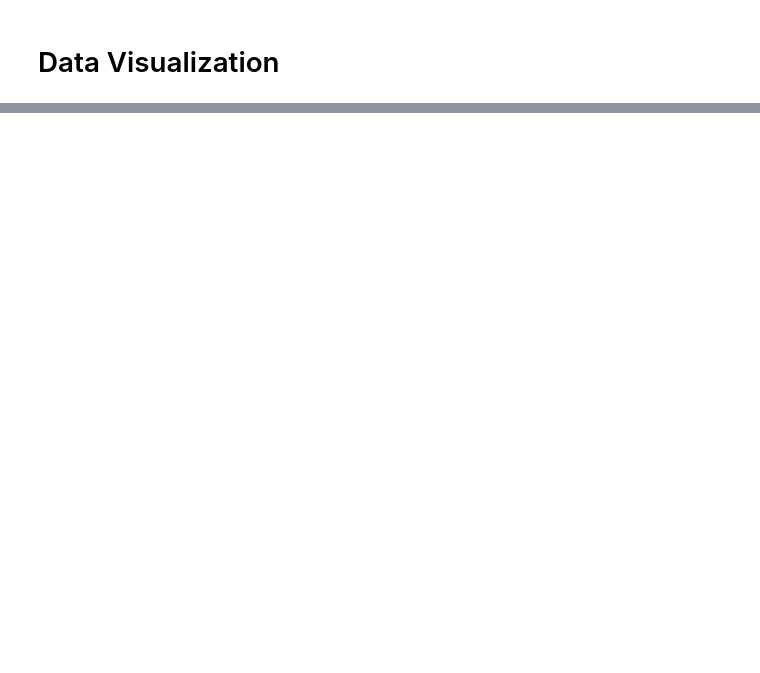
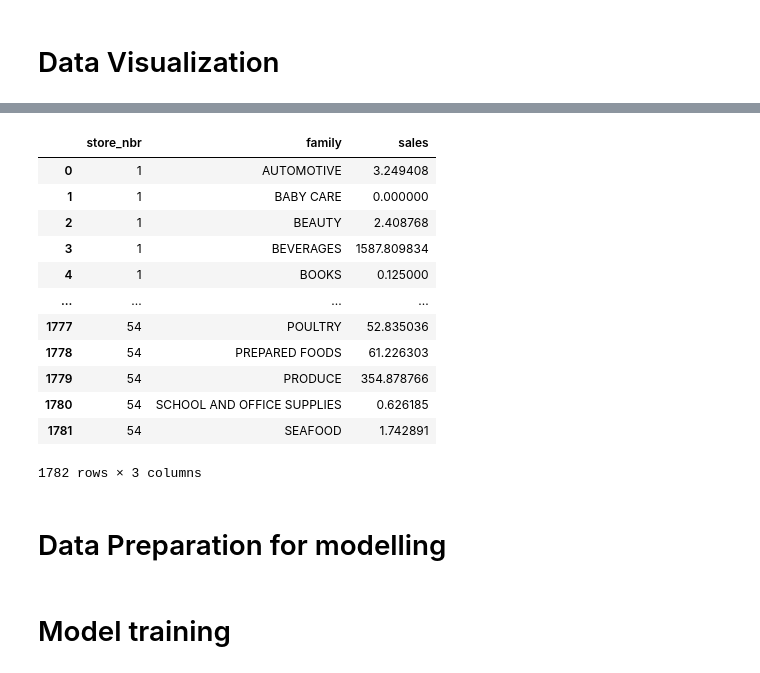
Before and after one commit to kunalkundu30/store-sales, a Jupyter notebook: EDA.ipynb, the cells around one changed output, grey strips where cells are left out. Drawn from its saved outputs; the diff is of its cells as text; code cells hidden in the pictures; blank space fills up the shorter version.

```diff
--- a/EDA.ipynb
+++ b/EDA.ipynb
@@ -84,0 +208,21 @@ plt.plot(training_dataset["dcoilwtico"])
+# %%
+groupby_column = ["store_nbr","family"]
+grouped = training_dataset.groupby(groupby_column)
+grouped = grouped.agg({"sales":"mean"}).reset_index()
+grouped
+# %% [output]
+|  | store_nbr | family | sales |
+| 0 | 1 | AUTOMOTIVE | 3.249408 |
+| 1 | 1 | BABY CARE | 0.000000 |
+| 2 | 1 | BEAUTY | 2.408768 |
+| 3 | 1 | BEVERAGES | 1587.809834 |
+| 4 | 1 | BOOKS | 0.125000 |
+| ... | ... | ... | ... |
+| 1777 | 54 | POULTRY | 52.835036 |
+| 1778 | 54 | PREPARED FOODS | 61.226303 |
+| 1779 | 54 | PRODUCE | 354.878766 |
+| 1780 | 54 | SCHOOL AND OFFICE SUPPLIES | 0.626185 |
+| 1781 | 54 | SEAFOOD | 1.742891 |
+1782 rows × 3 columns
+# %% [markdown]
+# Data Preparation for modelling
@@ -84,0 +242,2 @@ plt.plot(training_dataset["dcoilwtico"])
+# %% [markdown]
+# Model training
```
Also changed, not shown: parts of 19 cells of this notebook, 3 other files.
